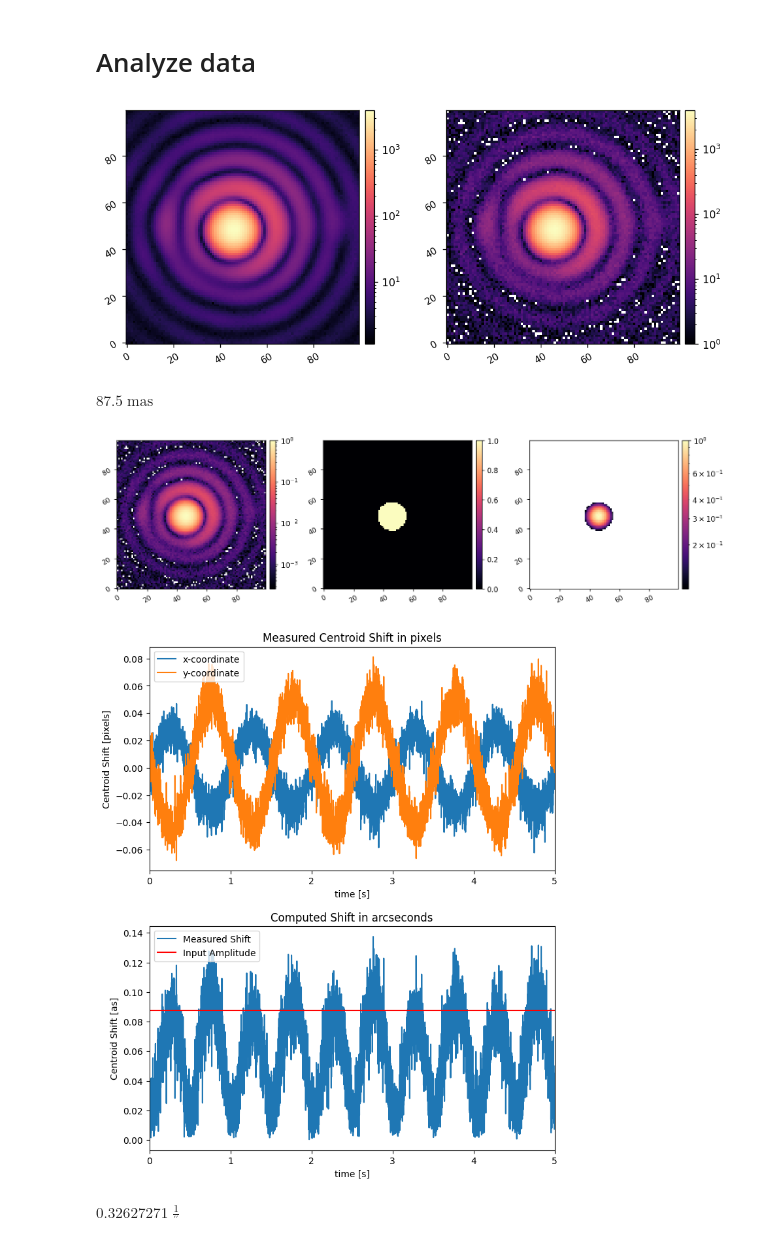
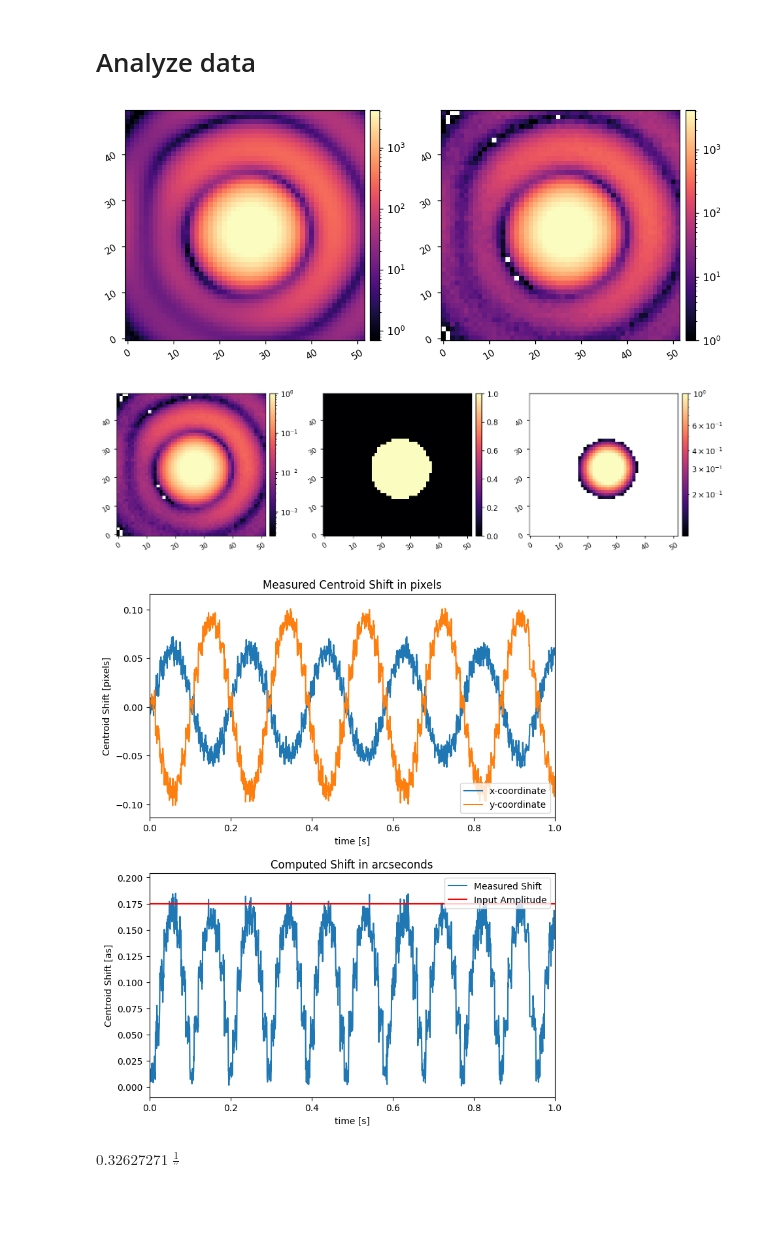
Before and after one commit to nick-lambert/fsm-exps, a Jupyter notebook: record_sin_modulation.ipynb, the cells around one changed output. Saved outputs shown, nothing was run; the diff lists cells and outputs as text; code cells hidden in the pictures; blank space fills up the shorter version.

```diff
--- a/record_sin_modulation.ipynb
+++ b/record_sin_modulation.ipynb
@@ -10,6 +10,7 @@ from skimage.registration import phase_cross_correlation
 import copy
 from importlib import reload
 import matplotlib.pyplot as plt
+import multiprocessing
 
 import magpyx
 from magpyx.utils import ImageStream
@@ -26,7 +27,7 @@ from imshows import imshow1, imshow2, imshow3
 from matplotlib.patches import Circle
 
 wavelength = 633e-9
-fl = 450e-3
+fl = 400e-3
 fsm_pupil_diam = 7.1e-3
 as_per_lamD = (wavelength/fsm_pupil_diam*u.radian).to(u.arcsec)
 print(as_per_lamD)
@@ -53,7 +54,7 @@ fsm.write(v_bias)
 reload(cam_utils)
 cam = cam_utils.CAM('campupil')
 # %%
-npsf = 100
+npsf = 50
 cam.set_roi(570, 900, npsf, client0)
 # %%
 cam.set_exptime(0.0001, client0)
@@ -72,9 +72,9 @@ INFO:utils:Got semaphore index 0.
 # Start the modulation process
 # %%
 amp = 0.25*as_per_lamD
-# amp = 350*u.mas / 8
+amp = 350*u.mas / 2
 t_total = 5
-freq = 2
+freq = 5
 
 t_wave = 1/freq
 samps_per_wave = 19
@@ -102,4 +102,13 @@ plt.xlabel('Time [s]')
 plt.ylabel('Voltage [V]')
 plt.grid()
 plt.show()
+
+def modulate_fsm():
+    print('Modulating FSM ...')
+    i = 0
+    while True:
+        if i==samps_per_wave-1: i = 0
+        fsm.write(volt_commands[i])
+        time.sleep(1/freq/samps_per_wave)
+        i += 1
 # %% [output]
@@ -167,24 +154,18 @@ Saved data to:  data/sin-mod/20241210_sin_mod_3.pkl
 # %% [markdown]
 # Analyze data
 # %%
-data = utils.load_pickle(f'data/modulation/{20241210}_sin_mod.pkl')
+# data = utils.load_pickle(f'data/modulation/{20241210}_sin_mod.pkl')
 # data = utils.load_pickle(f'data/modulation/{20241210}_sin_mod_2.pkl')
 # data = utils.load_pickle(f'data/modulation/{20241210}_sin_mod_3.pkl')
-ims = data['IMAGES']
-
-N = ims.shape[0]
-fps = data['FPS']
-times = np.linspace(0, data['T_TOTAL'], N)
-
-mean_frame = np.mean(ims, axis=0)
-imshow2(mean_frame, ims[0], lognorm=True)
-# %% [output]
-[figure, removed]
-# %%
-data['AMP']
-# %% [output]
-$87.5 \; \mathrm{mas}$
 # %%
+ims = data['IMAGES']
+N = ims.shape[0]
+fps = data['FPS']
+times = np.linspace(0, data['T_TOTAL'], N)
+
+mean_frame = np.mean(ims, axis=0)
+imshow2(mean_frame, ims[0], lognorm=True)
+
 thresh = 0.1
 
 shift_pix = []
@@ -197,35 +178,38 @@ shift_pix = np.array(shift_pix)
 
 shift_pix[:,0] = shift_pix[:,0] - shift_pix[0,0]
 shift_pix[:,1] = shift_pix[:,1] - shift_pix[0,1]
 
 shift_as = shift_pix * pxscl_lamD * as_per_lamD # pixels * (lamD/pixel) * (as/lamD)
 shift_as = np.sqrt( np.sum( np.square(shift_as), axis=1) )
 
 fig = plt.figure(figsize=(8,10))
 plt.subplot(211)
 plt.plot(times, shift_pix[:,0], label='x-coordinate')
 plt.plot(times, shift_pix[:,1], label='y-coordinate')
 plt.title('Measured Centroid Shift in pixels')
 plt.ylabel('Centroid Shift [pixels]')
 plt.xlabel('time [s]')
 plt.xlim([0,times.max()])
+plt.xlim([0,1])
 plt.legend()
 
 plt.subplot(212)
 plt.plot(times, shift_as, label='Measured Shift')
 plt.axhline(y=data['AMP'].to_value(u.arcsec), color='r', linestyle='-', label='Input Amplitude')
 # plt.xlim([0, 2])
 plt.title('Computed Shift in arcseconds')
 plt.ylabel('Centroid Shift [as]')
 plt.xlabel('time [s]')
 plt.xlim([0,times.max()])
+plt.xlim([0,1])
 plt.legend()
 
 plt.subplots_adjust(hspace=0.25)
 plt.show()
 # %% [output]
-[figure, old version]
+[figure, new version]
-[figure, old version]
+[figure, new version]
+[figure, added]
 # %%
 6 / as_per_lamD
 # %% [output]
```
Also changed, not shown: parts of 15 cells of this notebook, 3 other files.
